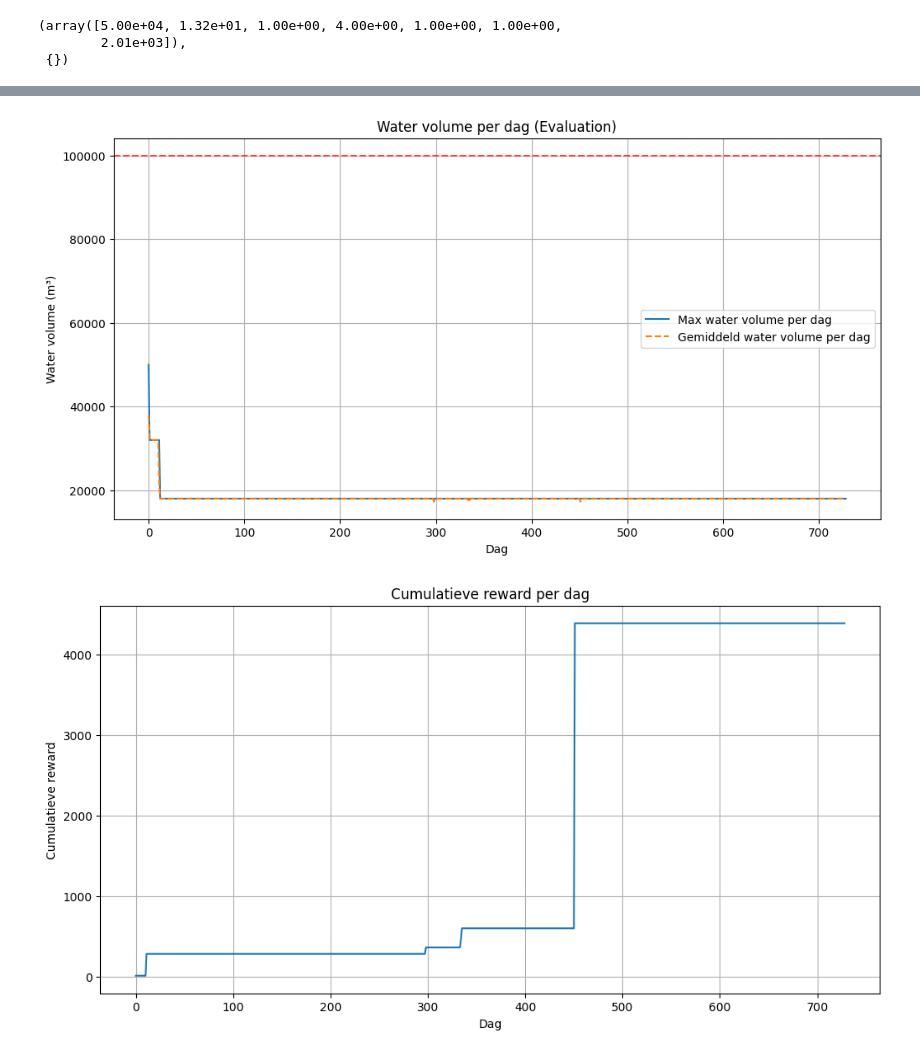
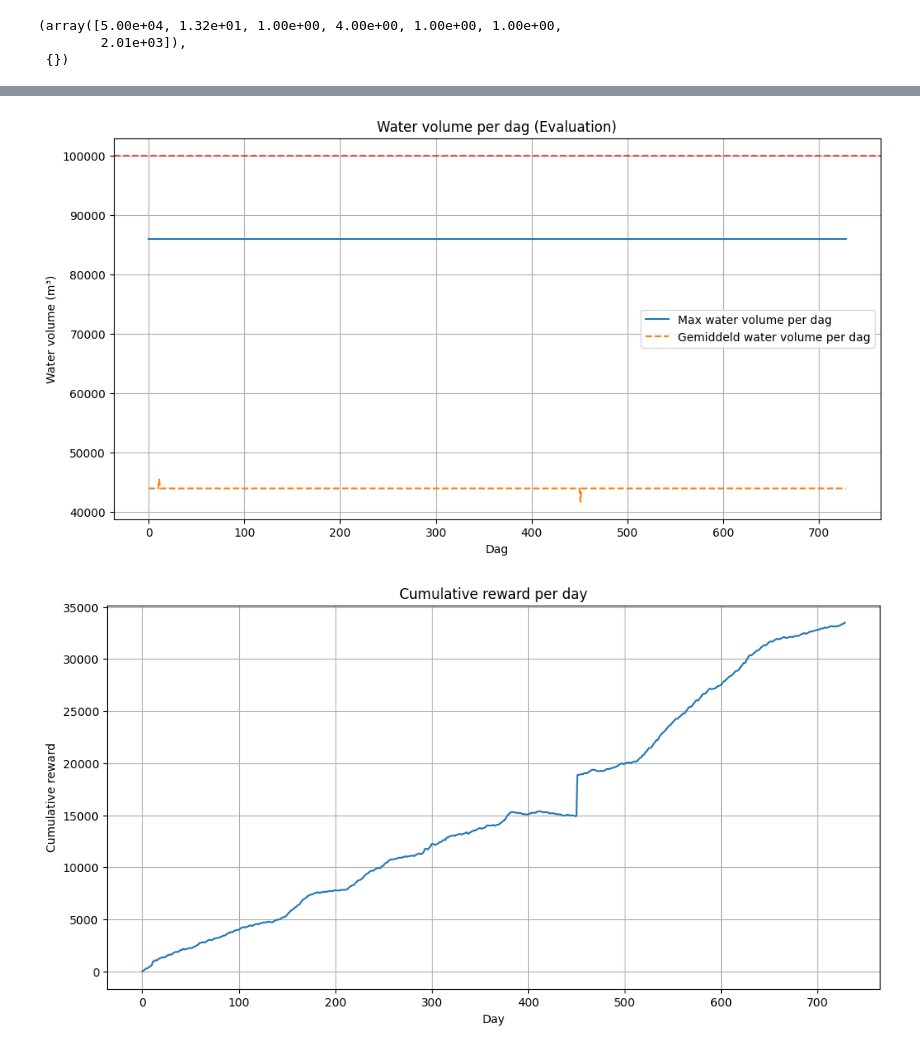
Before and after one commit to HLBurger/project-RL-hydrodam, a Jupyter notebook: Qllearning.ipynb, the cells around one changed output, grey strips where cells are left out. Cells and saved outputs as stored; diff of their text form; code cells hidden in the pictures.

```diff
--- a/Qllearning.ipynb
+++ b/Qllearning.ipynb
@@ -13,8 +13,8 @@ log = []
 env = HydroElectric_Test("validate.xlsx")
 env.reset(seed=seed)
 # env.discrete_action_space.seed(seed)
-env_wrapped = StepWrapper(env, step_hours=1)
-agent = QAgent(env_wrapped)
+#env_wrapped = StepWrapper(env, step_hours=1)
+agent = QAgent(env)
 
 
 # step_hours = 3
@@ -27,7 +27,7 @@ env.reset()
  {})
 # %%
 agent.train(
-    simulations=10,
+    simulations=100,
     learning_rate=0.1,
     adaptive_epsilon=True
 )
@@ -36,3 +40,3 @@ agent.train(
 # %%
-water_levels, rewards = agent.play()
+water_levels, rewards, action_history = agent.play()
 # %% [output]
@@ -149,21 +139,21 @@ plt.legend()
 plt.grid(True)
 plt.show()
 # %% [output]
-[figure, old version]
+[figure, new version]
 # %%
 # Cumulatieve reward per dag
 daily_rewards = [sum(rewards[i*hours_per_day:(i+1)*hours_per_day]) for i in range(num_days)]
 cumulative_daily_rewards = np.cumsum(daily_rewards)
 
 plt.figure(figsize=(12,6))
 plt.plot(cumulative_daily_rewards)
-plt.title("Cumulatieve reward per dag")
-plt.xlabel("Dag")
-plt.ylabel("Cumulatieve reward")
+plt.title("Cumulative reward per day")
+plt.xlabel("Day")
+plt.ylabel("Cumulative reward")
 plt.grid(True)
 plt.show()
 # %% [output]
-[figure, old version]
+[figure, new version]
 # %%
 import numpy as np
 
```
Also changed, not shown: parts of 11 cells of this notebook, 2 other files.
